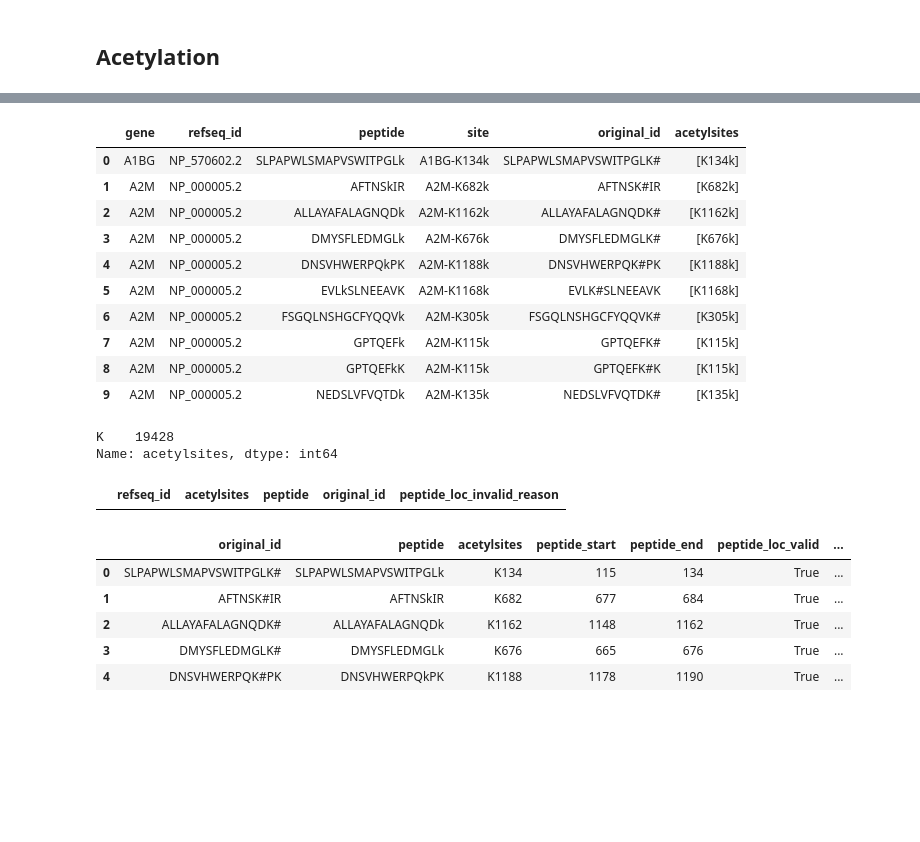
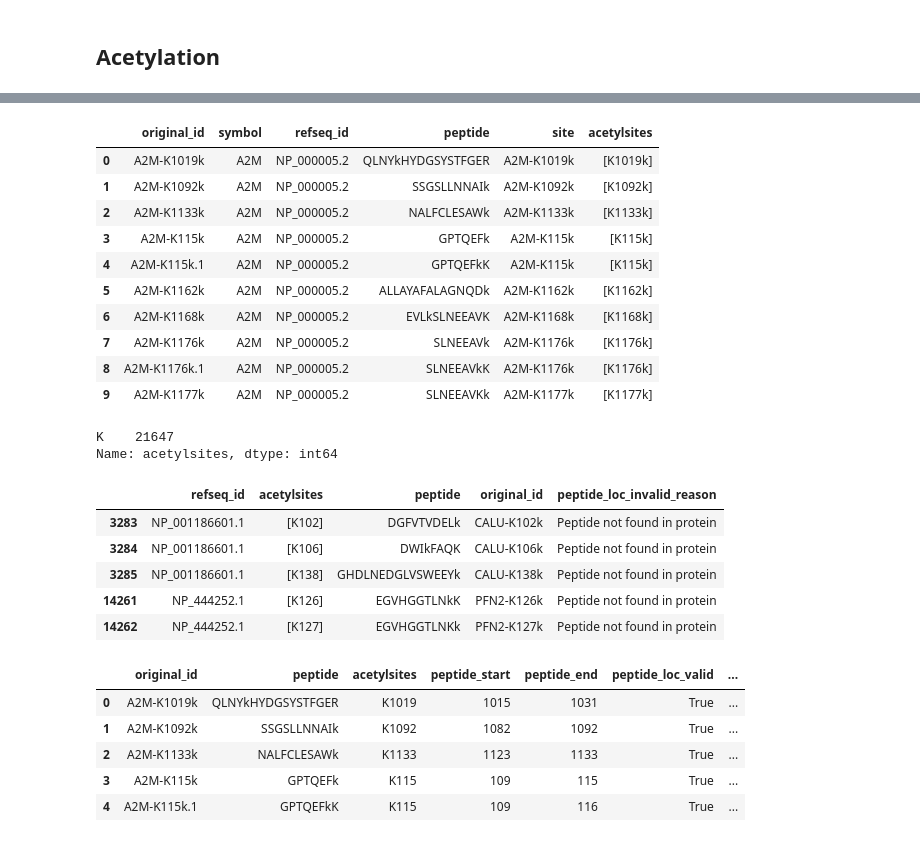
Before and after one commit to ccwang002/cptac_proteome_preprocess, a Jupyter notebook: notebooks/04_cptac3_confirmatory/01_gbm_confirm_peptide_range.ipynb, the cells around one changed output, grey strips where cells are left out. Drawn from its saved outputs; the diff is of its cells as text; code cells hidden in the pictures; blank space fills up the shorter version.

```diff
--- a/notebooks/04_cptac3_confirmatory/01_gbm_confirm_peptide_range.ipynb
+++ b/notebooks/04_cptac3_confirmatory/01_gbm_confirm_peptide_range.ipynb
@@ -9,8 +9,8 @@ DATA_ROOT = Path('/Users/liang/Box/MyCPTAC/CPTAC_proteome_v3.1/')
 
 refseq_fasta_pth = DATA_ROOT / 'DCC/RefSeq_20180629/RefSeq.20180629_Human_ucsc_hg38_cpdbnr_mito_264contams.fasta.gz'
 
-phospho_pth = DATA_ROOT / 'CPTAC3/GBM_discovery/phosphoproteome_mssm_per_gene_clean.v4.0.20200430.tsv.gz'
-acetyl_pth = DATA_ROOT / 'CPTAC3/GBM_discovery/acetylome_mssm_per_gene_clean.v4.0.20200430.tsv.gz'
+phospho_pth = DATA_ROOT / 'CPTAC3/GBM_confirmatory/pnnl_phosphoproteome.peptide.tsv.gz'
+acetyl_pth = DATA_ROOT / 'CPTAC3/GBM_confirmatory/pnnl_acetylproteome.peptide.tsv.gz'
 # %%
 protein_fa = FastaFile(str(refseq_fasta_pth))
 # %%
@@ -138,33 +165,35 @@ Index(['gene', 'refseq_id', 'peptide', 'site', 'C3L-00104', 'C3L-00365',
 # %%
-peptide_df = raw_acetyl_df.loc[:, ['gene', 'refseq_id', 'peptide', 'site']]
-peptide_df['original_id'] = peptide_df['peptide'].copy()
+peptide_df = raw_acetyl_df.loc[
+    ~raw_acetyl_df['site'].str.endswith('-NULL'),
+    ['original_id', 'symbol', 'refseq_id', 'peptide', 'site']
+]
 peptide_df['peptide'] = (
     peptide_df['peptide']
         .str.replace(r'([A-Z])\#', lambda m: m.group(1).lower())
         # Drop additional symbols
         .str.replace(r'([A-Z])\$', lambda m: m.group(1))
         .str.replace(r'([A-Z])\*', lambda m: m.group(1))
         .str.replace(r'([A-Z])\@', lambda m: m.group(1))
 )
 peptide_df['acetylsites'] = peptide_df['site'].str.split('-', 1, expand=True).iloc[:, 1].str.findall(r'[A-Z]\d+[a-z]')
 peptide_df.head(10)
 # %% [output]
-|  | gene | refseq_id | peptide | site | original_id | acetylsites |
-| 0 | A1BG | NP_570602.2 | SLPAPWLSMAPVSWITPGLk | A1BG-K134k | SLPAPWLSMAPVSWITPGLK# | [K134k] |
-| 1 | A2M | NP_000005.2 | AFTNSkIR | A2M-K682k | AFTNSK#IR | [K682k] |
-| 2 | A2M | NP_000005.2 | ALLAYAFALAGNQDk | A2M-K1162k | ALLAYAFALAGNQDK# | [K1162k] |
-| 3 | A2M | NP_000005.2 | DMYSFLEDMGLk | A2M-K676k | DMYSFLEDMGLK# | [K676k] |
-| 4 | A2M | NP_000005.2 | DNSVHWERPQkPK | A2M-K1188k | DNSVHWERPQK#PK | [K1188k] |
-| 5 | A2M | NP_000005.2 | EVLkSLNEEAVK | A2M-K1168k | EVLK#SLNEEAVK | [K1168k] |
-| 6 | A2M | NP_000005.2 | FSGQLNSHGCFYQQVk | A2M-K305k | FSGQLNSHGCFYQQVK# | [K305k] |
-| 7 | A2M | NP_000005.2 | GPTQEFk | A2M-K115k | GPTQEFK# | [K115k] |
-| 8 | A2M | NP_000005.2 | GPTQEFkK | A2M-K115k | GPTQEFK#K | [K115k] |
-| 9 | A2M | NP_000005.2 | NEDSLVFVQTDk | A2M-K135k | NEDSLVFVQTDK# | [K135k] |
+|  | original_id | symbol | refseq_id | peptide | site | acetylsites |
+| 0 | A2M-K1019k | A2M | NP_000005.2 | QLNYkHYDGSYSTFGER | A2M-K1019k | [K1019k] |
+| 1 | A2M-K1092k | A2M | NP_000005.2 | SSGSLLNNAIk | A2M-K1092k | [K1092k] |
+| 2 | A2M-K1133k | A2M | NP_000005.2 | NALFCLESAWk | A2M-K1133k | [K1133k] |
+| 3 | A2M-K115k | A2M | NP_000005.2 | GPTQEFk | A2M-K115k | [K115k] |
+| 4 | A2M-K115k.1 | A2M | NP_000005.2 | GPTQEFkK | A2M-K115k | [K115k] |
+| 5 | A2M-K1162k | A2M | NP_000005.2 | ALLAYAFALAGNQDk | A2M-K1162k | [K1162k] |
+| 6 | A2M-K1168k | A2M | NP_000005.2 | EVLkSLNEEAVK | A2M-K1168k | [K1168k] |
+| 7 | A2M-K1176k | A2M | NP_000005.2 | SLNEEAVk | A2M-K1176k | [K1176k] |
+| 8 | A2M-K1176k.1 | A2M | NP_000005.2 | SLNEEAVkK | A2M-K1176k | [K1176k] |
+| 9 | A2M-K1177k | A2M | NP_000005.2 | SLNEEAVKk | A2M-K1177k | [K1177k] |
 # %%
 # Check what residues are modified
 peptide_df['acetylsites'].explode().apply(lambda x: x[0]).value_counts()
 # %% [output]
-K    19428
+K    21647
 Name: acetylsites, dtype: int64
 # %%
 # Keep only K that are uniquitsites
@@ -192,6 +221,11 @@ peptide_with_loc_df.loc[
 ]
 # %% [output]
 |  | refseq_id | acetylsites | peptide | original_id | peptide_loc_invalid_reason |
+| 3283 | NP_001186601.1 | [K102] | DGFVTVDELk | CALU-K102k | Peptide not found in protein |
+| 3284 | NP_001186601.1 | [K106] | DWIkFAQK | CALU-K106k | Peptide not found in protein |
+| 3285 | NP_001186601.1 | [K138] | GHDLNEDGLVSWEEYk | CALU-K138k | Peptide not found in protein |
+| 14261 | NP_444252.1 | [K126] | EGVHGGTLNkK | PFN2-K126k | Peptide not found in protein |
+| 14262 | NP_444252.1 | [K127] | EGVHGGTLNKk | PFN2-K127k | Peptide not found in protein |
 # %%
 out_df = peptide_with_loc_df.loc[
     :,
@@ -207,8 +241,8 @@ out_df.to_csv(
 out_df.head()
 # %% [output]
 |  | original_id | peptide | acetylsites | peptide_start | peptide_end | peptide_loc_valid | ... |
-| 0 | SLPAPWLSMAPVSWITPGLK# | SLPAPWLSMAPVSWITPGLk | K134 | 115 | 134 | True | ... |
-| 1 | AFTNSK#IR | AFTNSkIR | K682 | 677 | 684 | True | ... |
-| 2 | ALLAYAFALAGNQDK# | ALLAYAFALAGNQDk | K1162 | 1148 | 1162 | True | ... |
-| 3 | DMYSFLEDMGLK# | DMYSFLEDMGLk | K676 | 665 | 676 | True | ... |
-| 4 | DNSVHWERPQK#PK | DNSVHWERPQkPK | K1188 | 1178 | 1190 | True | ... |
+| 0 | A2M-K1019k | QLNYkHYDGSYSTFGER | K1019 | 1015 | 1031 | True | ... |
+| 1 | A2M-K1092k | SSGSLLNNAIk | K1092 | 1082 | 1092 | True | ... |
+| 2 | A2M-K1133k | NALFCLESAWk | K1133 | 1123 | 1133 | True | ... |
+| 3 | A2M-K115k | GPTQEFk | K115 | 109 | 115 | True | ... |
+| 4 | A2M-K115k.1 | GPTQEFkK | K115 | 109 | 116 | True | ... |
```
Also changed, not shown: parts of 9 cells of this notebook.
